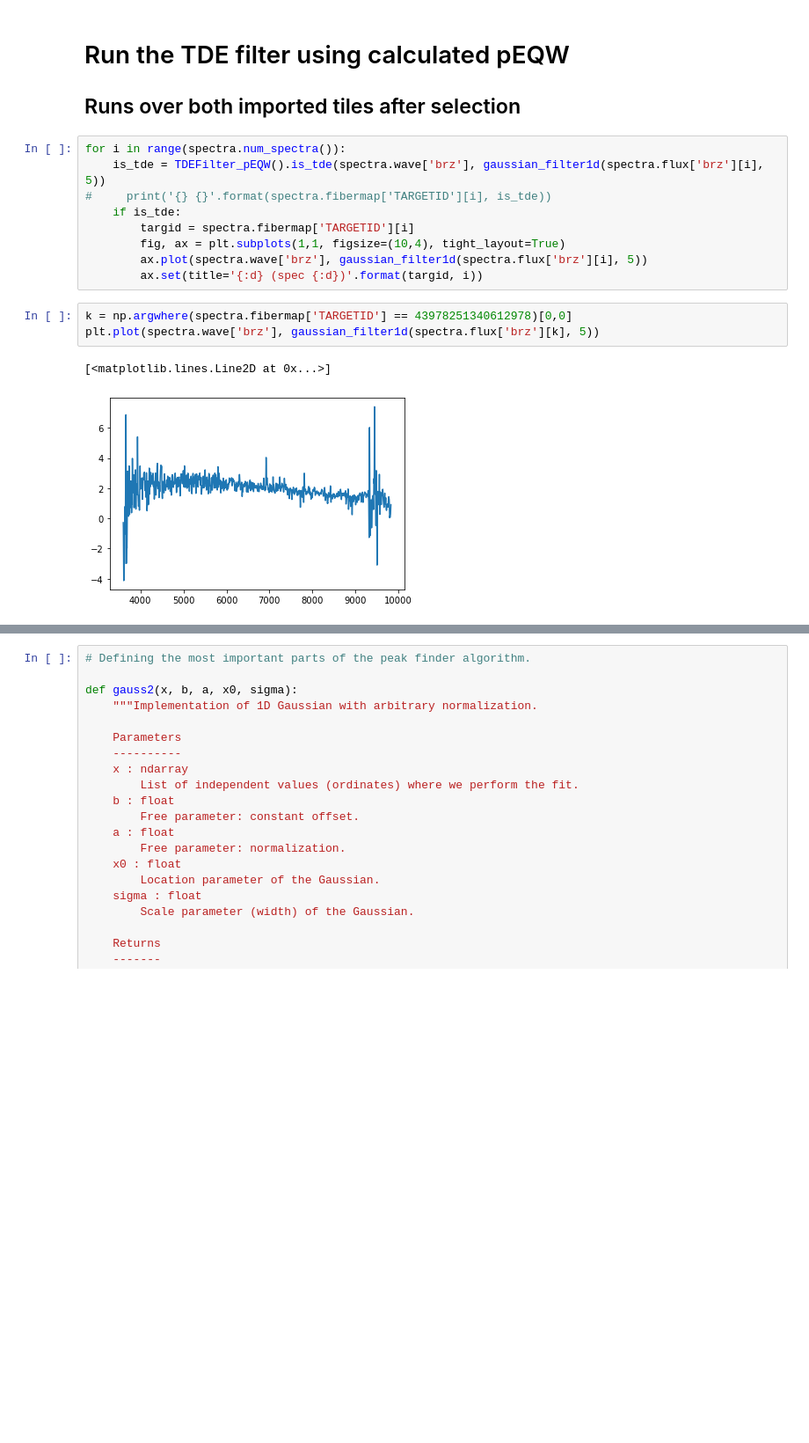
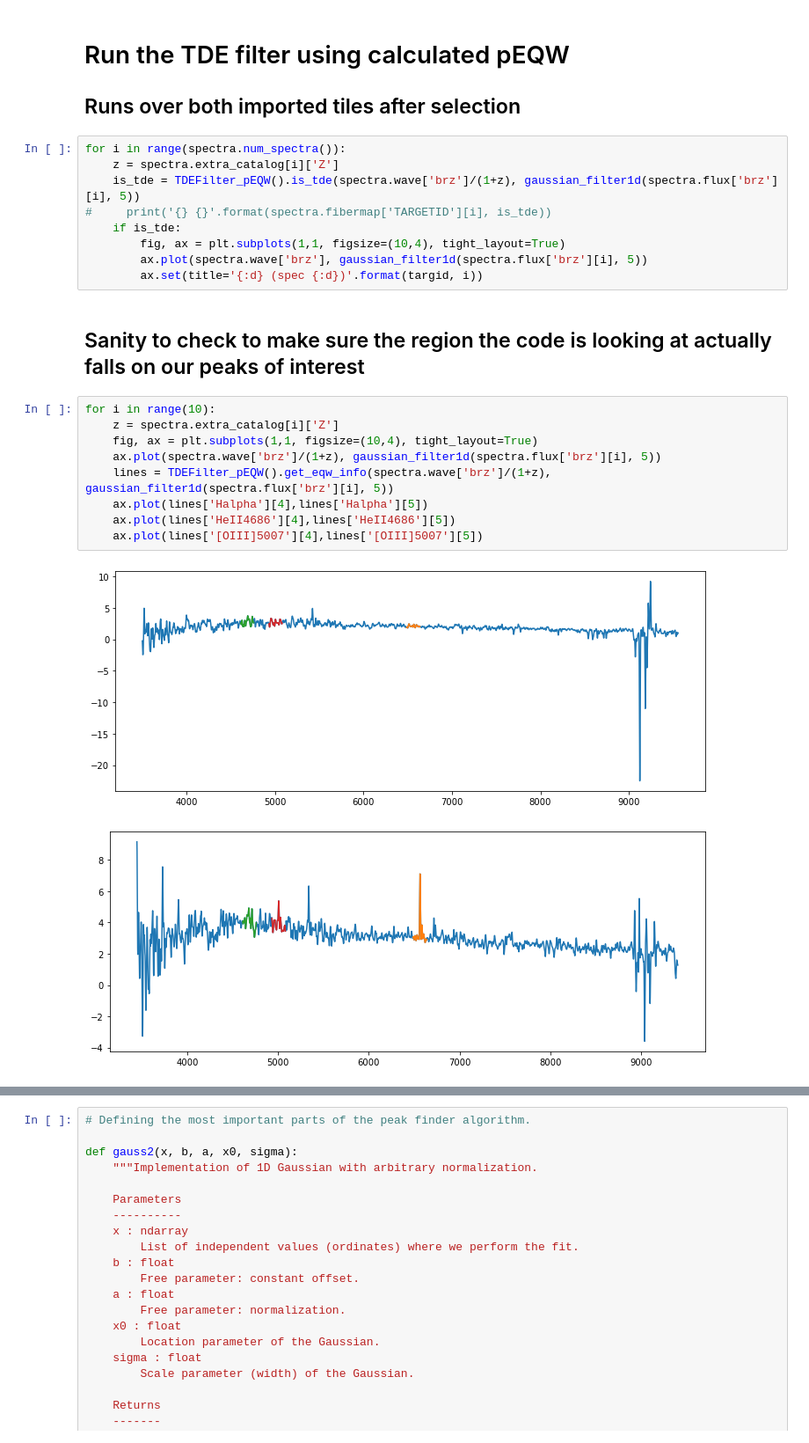
Before and after one commit to laruege/TDE-Finder, a Jupyter notebook: TDEfinder.ipynb, the cells around one changed output, grey strips where cells are left out. Shown at 88% size. Drawn from its saved outputs; the diff is of its cells as text; blank space fills up the shorter version.

Commit message:
Added quick sanity check of plots of peaks in spectra

```diff
--- a/TDEfinder.ipynb
+++ b/TDEfinder.ipynb
@@ -609,16 +610,24 @@ for i in range(spectra.num_spectra()):
 ## Runs over both imported tiles after selection
 # %%
 for i in range(spectra.num_spectra()):
-    is_tde = TDEFilter_pEQW().is_tde(spectra.wave['brz'], gaussian_filter1d(spectra.flux['brz'][i], 5))
+    z = spectra.extra_catalog[i]['Z']
+    is_tde = TDEFilter_pEQW().is_tde(spectra.wave['brz']/(1+z), gaussian_filter1d(spectra.flux['brz'][i], 5))
 #     print('{} {}'.format(spectra.fibermap['TARGETID'][i], is_tde))
     if is_tde:
-        targid = spectra.fibermap['TARGETID'][i]
         fig, ax = plt.subplots(1,1, figsize=(10,4), tight_layout=True)
         ax.plot(spectra.wave['brz'], gaussian_filter1d(spectra.flux['brz'][i], 5))
         ax.set(title='{:d} (spec {:d})'.format(targid, i))
-# %%
-k = np.argwhere(spectra.fibermap['TARGETID'] == 43978251340612978)[0,0]
-plt.plot(spectra.wave['brz'], gaussian_filter1d(spectra.flux['brz'][k], 5))
-# %% [output]
-[<matplotlib.lines.Line2D at 0x...>]
-[figure, removed]
+# %% [markdown]
+## Sanity to check to make sure the region the code is looking at actually falls on our peaks of interest
+# %%
+for i in range(10):
+    z = spectra.extra_catalog[i]['Z']
+    fig, ax = plt.subplots(1,1, figsize=(10,4), tight_layout=True)
+    ax.plot(spectra.wave['brz']/(1+z), gaussian_filter1d(spectra.flux['brz'][i], 5))
+    lines = TDEFilter_pEQW().get_eqw_info(spectra.wave['brz']/(1+z), gaussian_filter1d(spectra.flux['brz'][i], 5))
+    ax.plot(lines['Halpha'][4],lines['Halpha'][5])
+    ax.plot(lines['HeII4686'][4],lines['HeII4686'][5])
+    ax.plot(lines['[OIII]5007'][4],lines['[OIII]5007'][5])
+# %% [output]
+[figure, added]
+[figure, added]
```
Also changed, not shown: parts of 5 cells of this notebook.
